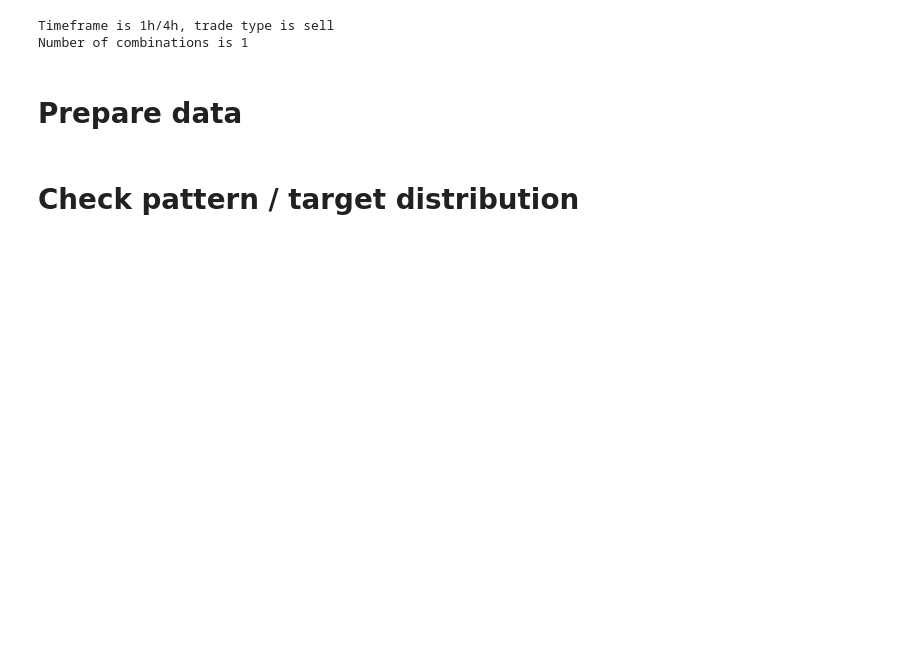
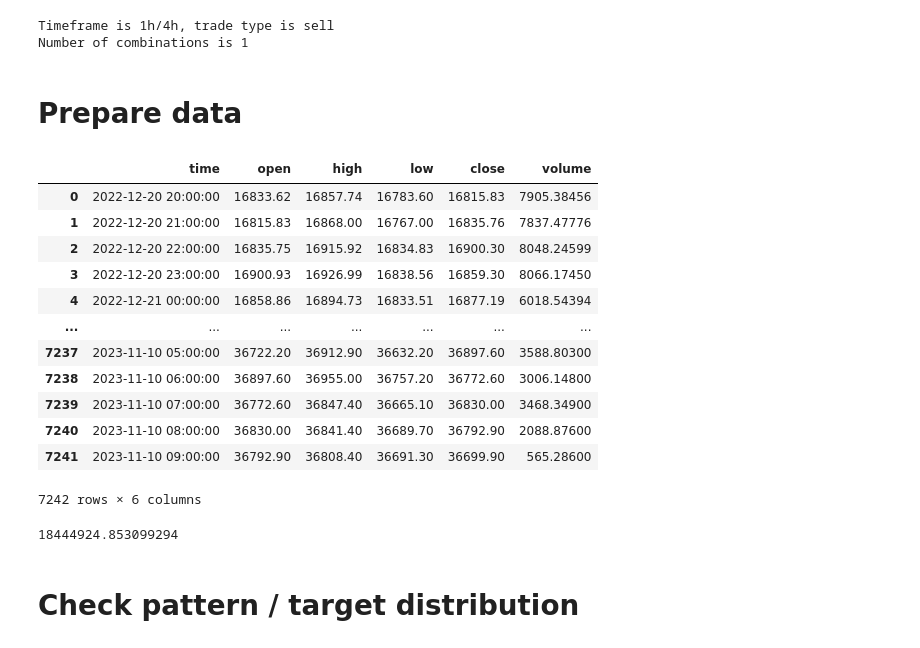
Before and after one commit to beatwad/sigbot, a Jupyter notebook: sigbot/ml/train_model.ipynb, the cells around one changed output. Saved outputs shown, nothing was run; the diff lists cells and outputs as text; code cells hidden in the pictures; blank space fills up the shorter version.

```diff
--- a/sigbot/ml/train_model.ipynb
+++ b/sigbot/ml/train_model.ipynb
@@ -140,6 +140,27 @@ Timeframe is 1h/4h, trade type is sell
 Number of combinations is 1
 # %% [markdown]
 # Prepare data
+# %%
+tmp_df_1h
+# %% [output]
+|  | time | open | high | low | close | volume |
+| 0 | 2022-12-20 20:00:00 | 16833.62 | 16857.74 | 16783.60 | 16815.83 | 7905.38456 |
+| 1 | 2022-12-20 21:00:00 | 16815.83 | 16868.00 | 16767.00 | 16835.76 | 7837.47776 |
+| 2 | 2022-12-20 22:00:00 | 16835.75 | 16915.92 | 16834.83 | 16900.30 | 8048.24599 |
+| 3 | 2022-12-20 23:00:00 | 16900.93 | 16926.99 | 16838.56 | 16859.30 | 8066.17450 |
+| 4 | 2022-12-21 00:00:00 | 16858.86 | 16894.73 | 16833.51 | 16877.19 | 6018.54394 |
+| ... | ... | ... | ... | ... | ... | ... |
+| 7237 | 2023-11-10 05:00:00 | 36722.20 | 36912.90 | 36632.20 | 36897.60 | 3588.80300 |
+| 7238 | 2023-11-10 06:00:00 | 36897.60 | 36955.00 | 36757.20 | 36772.60 | 3006.14800 |
+| 7239 | 2023-11-10 07:00:00 | 36772.60 | 36847.40 | 36665.10 | 36830.00 | 3468.34900 |
+| 7240 | 2023-11-10 08:00:00 | 36830.00 | 36841.40 | 36689.70 | 36792.90 | 2088.87600 |
+| 7241 | 2023-11-10 09:00:00 | 36792.90 | 36808.40 | 36691.30 | 36699.90 | 565.28600 |
+7242 rows × 6 columns
+# %%
+tmp_df_1h = pd.read_pickle(f'../optimizer/ticker_dataframes/MASKUSDT_1h.pkl')
+(tmp_df_1h['close'] * tmp_df_1h['volume']).rolling(24).sum().dropna().mean()
+# %% [output]
+18444924.853099294
 # %%
 # Get configs
 configs = ConfigFactory.factory(environ).configs
```
Also changed, not shown: parts of 10 cells of this notebook, 14 other files.
